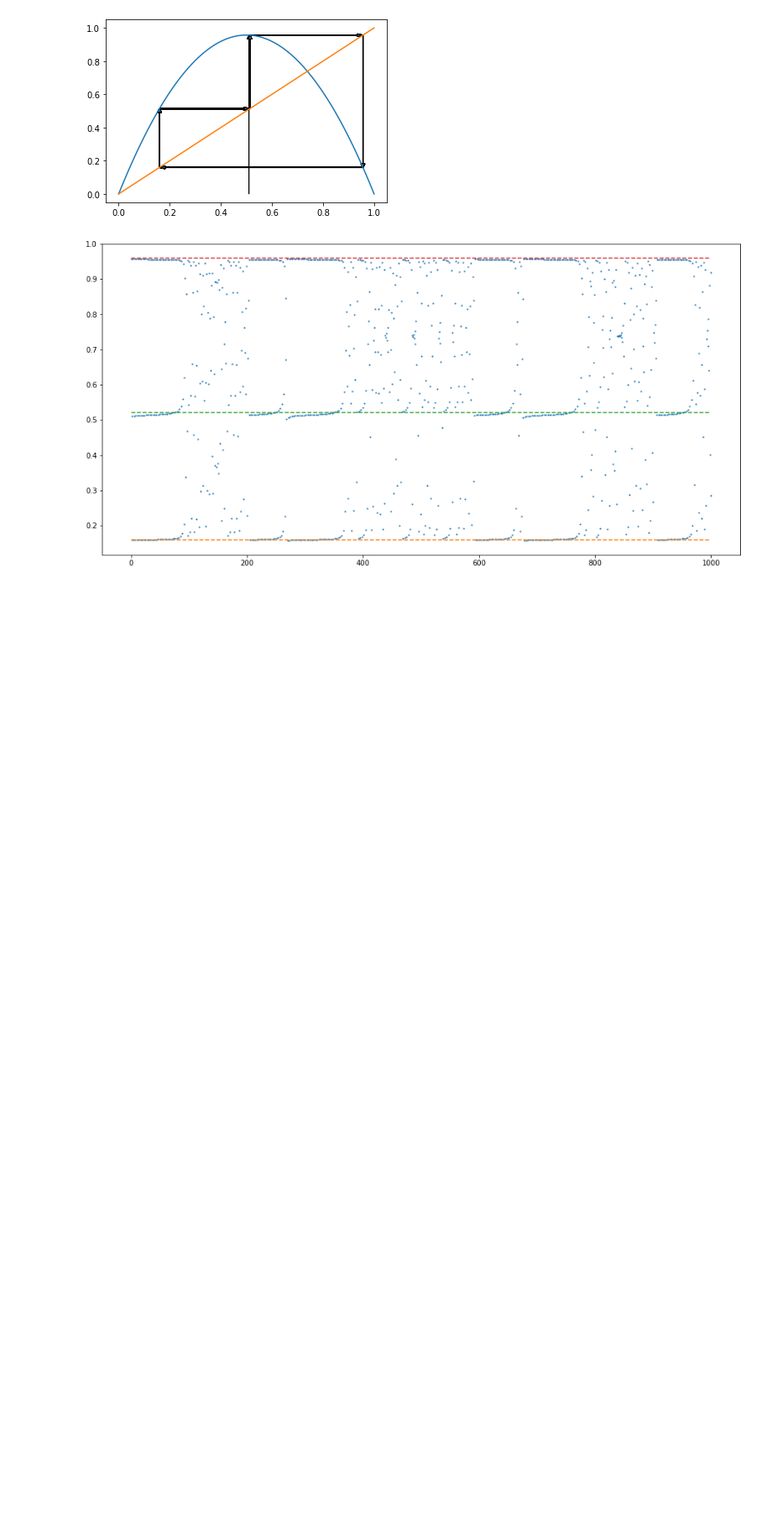
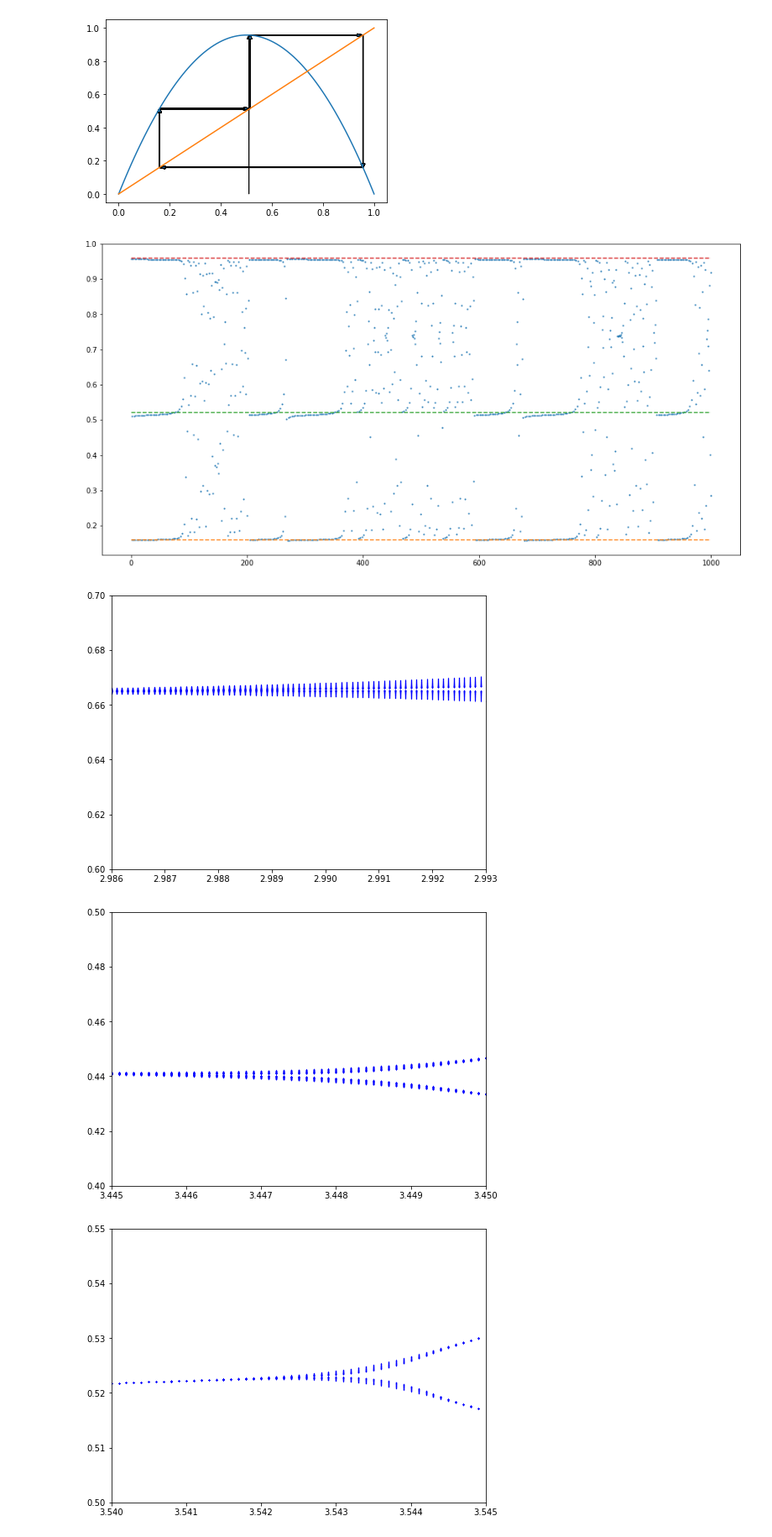
Before and after one commit to pcchen/Computation-in-Physics, a Jupyter notebook: 108022119/Logistic map.ipynb, the cells around one changed output. Shown: that part at 84% size. Drawn from its saved outputs; the diff is of its cells as text; code cells hidden in the pictures; blank space fills up the shorter version.

```diff
--- a/108022119/Logistic map.ipynb
+++ b/108022119/Logistic map.ipynb
@@ -183,3 +201,42 @@ plt.show()
 # %% [output]
 [figure]
 [figure]
+# %%
+p = plt.gcf()
+plt.plot(aa, xn, 'bo', markersize = 0.1)
+plt.xlim([2.986, 2.993])
+plt.ylim([0.6, 0.7])
+p.set_size_inches(8, 6)
+plt.show()
+
+p = plt.gcf()
+plt.plot(aa, xn, 'bo', markersize = 0.2)
+plt.xlim([3.445, 3.450])
+plt.ylim([0.4, 0.5])
+p.set_size_inches(8, 6)
+plt.show()
+
+p = plt.gcf()
+plt.plot(aa, xn, 'bo', markersize = 0.2)
+plt.xlim([3.54, 3.545])
+plt.ylim([0.50, 0.55])
+p.set_size_inches(8, 6)
+plt.show()
+
+p = plt.gcf()
+plt.plot(aa, xn, 'bo', markersize = 0.2)
+plt.xlim([3.563, 3.566])
+plt.ylim([0.4, 0.6])
+p.set_size_inches(8, 6)
+plt.show()
+
+p = plt.gcf()
+plt.plot(aa, xn, 'bo', markersize = 0.2)
+plt.xlim([3.568, 3.573])
+plt.ylim([0.45, 0.535])
+p.set_size_inches(8, 6)
+plt.show()
+# %% [output]
+[figure, added]
+[figure, added]
+[figure, added]
```
Also changed, not shown: parts of 9 cells of this notebook.
